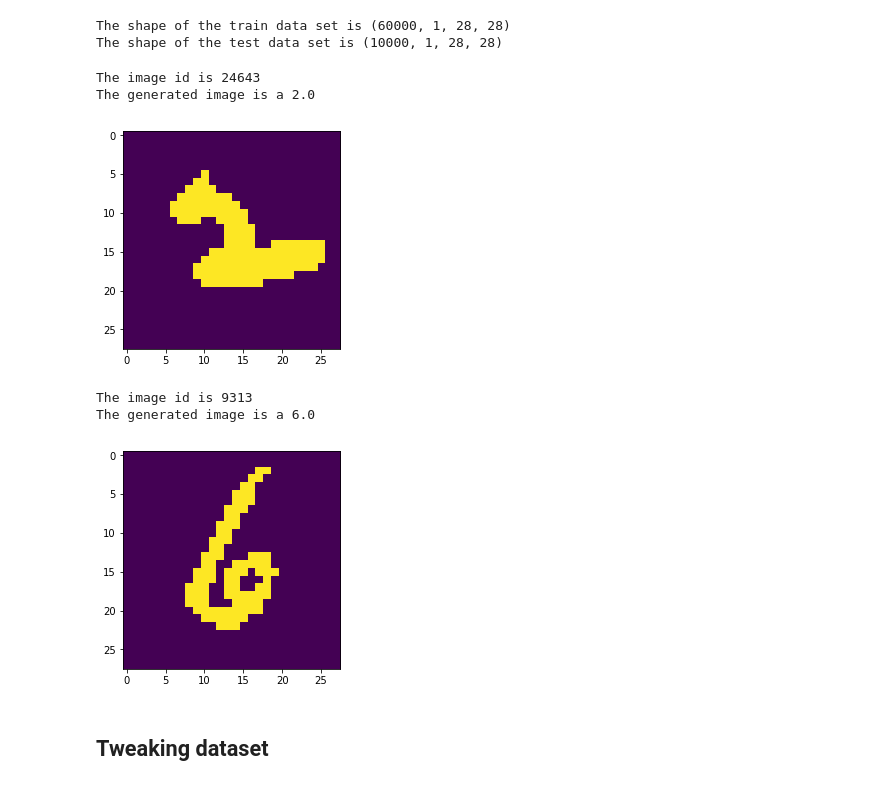
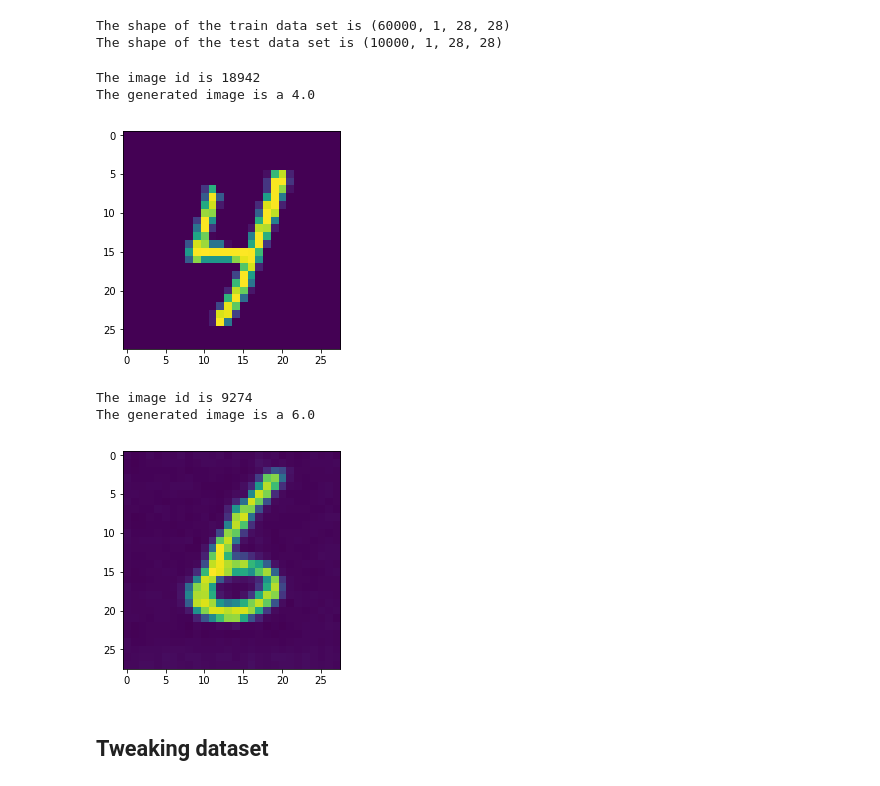
Before and after one commit to ajoseph12/MLDM_Project, a Jupyter notebook: Dataset/Dataset_Creation.ipynb, the cells around one changed output. Saved outputs shown, nothing was run; the diff lists cells and outputs as text; code cells hidden in the pictures.

```diff
--- a/Dataset/Dataset_Creation.ipynb
+++ b/Dataset/Dataset_Creation.ipynb
@@ -208,31 +201,31 @@ The shape of the test data set is (10000, 1, 28, 28)
 # %%
-## load datasets
+"""## load datasets
 test_X = np.load("data/train_test_final/test_X.npy")
 test_Y = np.load("data/train_test_final/test_Y.npy")
 train_X = np.load("data/train_test_final/train_X.npy")
-train_Y = np.load("data/train_test_final/train_Y.npy")
+train_Y = np.load("data/train_test_final/train_Y.npy")"""
 # %%
 ## Playing around with Train dataset
-idx = 24643#np.random.choice(60000,1)[0]
-plt.imshow(train_X_b[idx][0])
+idx = 18942#np.random.choice(60000,1)[0]
+plt.imshow(train_X[idx][0])
 print("The image id is {}".format(idx))
 print("The generated image is a {}".format(train_Y[idx]))
 plt.show()
 # %% [output]
-The image id is 24643
-The generated image is a 2.0
+The image id is 18942
+The generated image is a 4.0
-[figure, old version]
+[figure, new version]
 # %%
 ## Playing around with Test dataset
 idx = np.random.choice(10000,1)[0]
-plt.imshow(test_X_b[idx][0])
+plt.imshow(test_X[idx][0])
 print("The image id is {}".format(idx))
 print("The generated image is a {}".format(test_Y[idx]))
 plt.show()
 # %% [output]
-The image id is 9313
+The image id is 9274
 The generated image is a 6.0
-[figure, old version]
+[figure, new version]
 # %% [markdown]
 ## Tweaking dataset
 # %%
```
Also changed, not shown: parts of 7 cells of this notebook, 8 other files.
